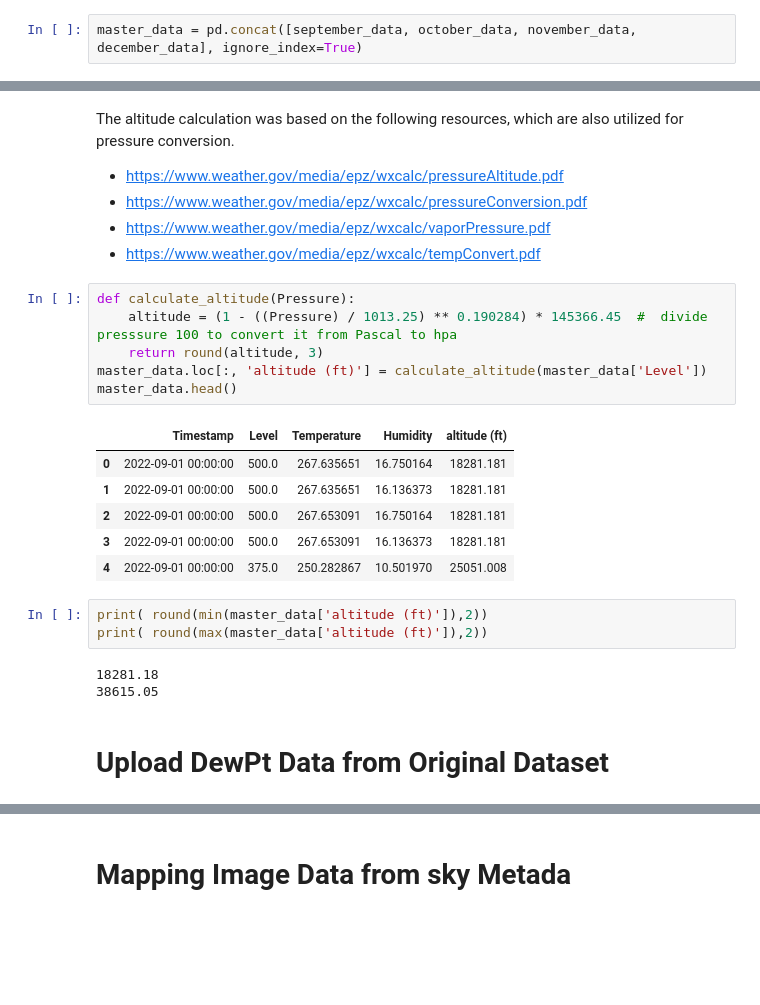
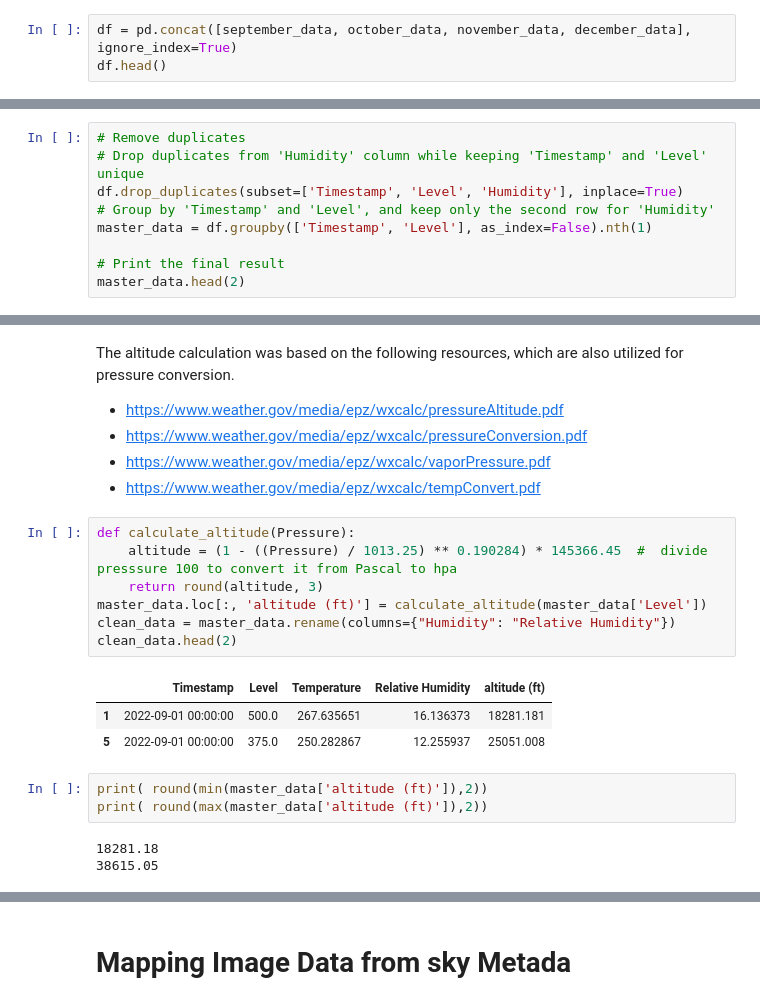
Before and after one commit to Fraolabebe/Team-SkySci-Analytics, a Jupyter notebook: Atmospheric Data Scraper/MonthlyAtmosphericData - Cleanup.ipynb, the cells around one changed output, grey strips where cells are left out. Saved outputs shown, nothing was run; the diff lists cells and outputs as text; blank space fills up the shorter version.

```diff
--- a/Atmospheric Data Scraper/MonthlyAtmosphericData - Cleanup.ipynb
+++ b/Atmospheric Data Scraper/MonthlyAtmosphericData - Cleanup.ipynb
@@ -15,4 +15,5 @@ october_data = pd.read_csv(path2)
 november_data = pd.read_csv(path3)
 december_data = pd.read_csv(path4)
 # %%
-master_data = pd.concat([september_data, october_data, november_data, december_data], ignore_index=True)
+df = pd.concat([september_data, october_data, november_data, december_data], ignore_index=True)
+df.head()
@@ -18,0 +27,9 @@ master_data = pd.concat([september_data, october_data, november_data, december_d
+# %%
+# Remove duplicates
+# Drop duplicates from 'Humidity' column while keeping 'Timestamp' and 'Level' unique
+df.drop_duplicates(subset=['Timestamp', 'Level', 'Humidity'], inplace=True)
+# Group by 'Timestamp' and 'Level', and keep only the second row for 'Humidity'
+master_data = df.groupby(['Timestamp', 'Level'], as_index=False).nth(1)
+
+# Print the final result
+master_data.head(2)
@@ -28,22 +49,18 @@ The altitude calculation was based on the following resources, which are also ut
 # %%
 def calculate_altitude(Pressure):
     altitude = (1 - ((Pressure) / 1013.25) ** 0.190284) * 145366.45  #  divide presssure 100 to convert it from Pascal to hpa
     return round(altitude, 3)
 master_data.loc[:, 'altitude (ft)'] = calculate_altitude(master_data['Level'])
-master_data.head()
+clean_data = master_data.rename(columns={"Humidity": "Relative Humidity"})
+clean_data.head(2)
 # %% [output]
-|  | Timestamp | Level | Temperature | Humidity | altitude (ft) |
-| 0 | 2022-09-01 00:00:00 | 500.0 | 267.635651 | 16.750164 | 18281.181 |
+|  | Timestamp | Level | Temperature | Relative Humidity | altitude (ft) |
 | 1 | 2022-09-01 00:00:00 | 500.0 | 267.635651 | 16.136373 | 18281.181 |
-| 2 | 2022-09-01 00:00:00 | 500.0 | 267.653091 | 16.750164 | 18281.181 |
-| 3 | 2022-09-01 00:00:00 | 500.0 | 267.653091 | 16.136373 | 18281.181 |
-| 4 | 2022-09-01 00:00:00 | 375.0 | 250.282867 | 10.501970 | 25051.008 |
+| 5 | 2022-09-01 00:00:00 | 375.0 | 250.282867 | 12.255937 | 25051.008 |
 # %%
 print( round(min(master_data['altitude (ft)']),2))
 print( round(max(master_data['altitude (ft)']),2))
 # %% [output]
 18281.18
 38615.05
-# %% [markdown]
-# Upload DewPt Data from Original Dataset
 # %%
```
Also changed, not shown: parts of 17 cells of this notebook.
